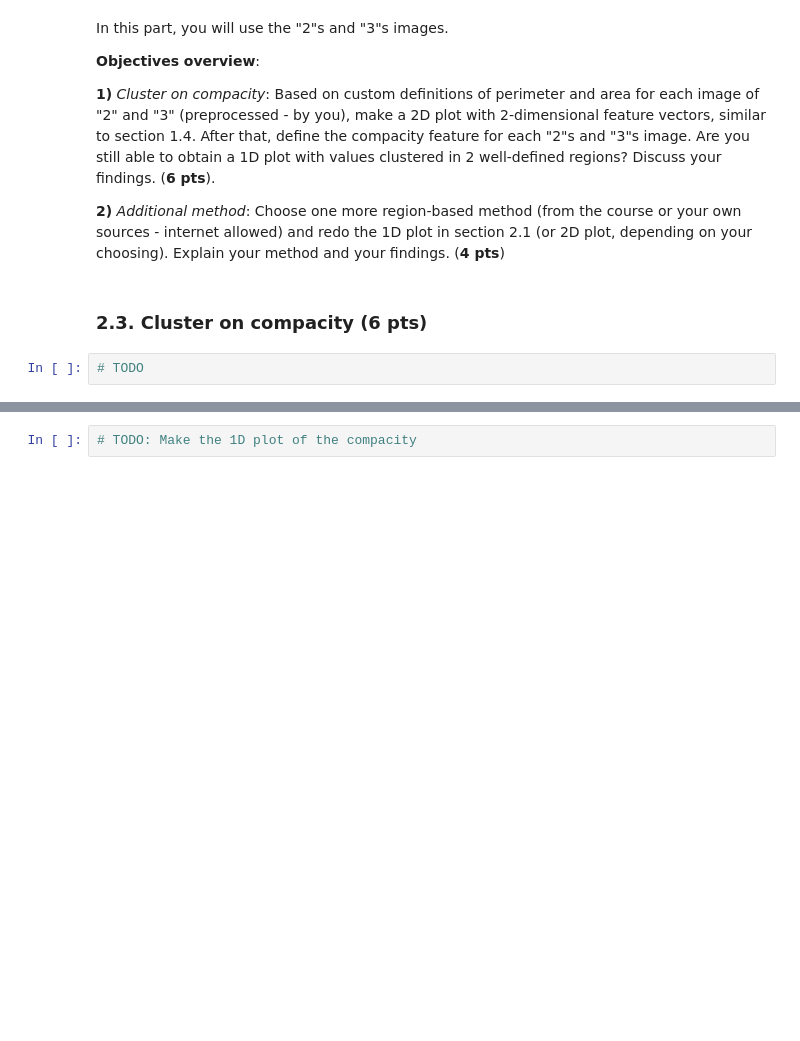
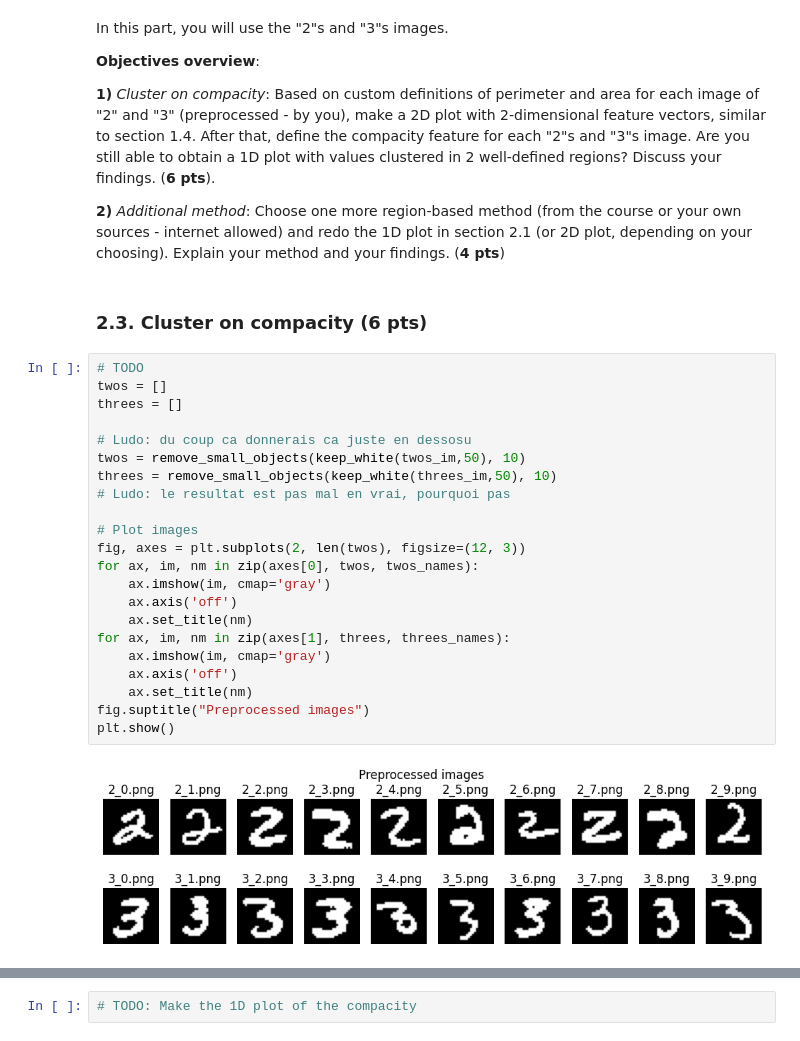
Before and after one commit to OctavioProfeta/iapr, a Jupyter notebook: labs/lab_02_object_description.ipynb, the cells around one changed output, grey strips where cells are left out. Cells and saved outputs as stored; diff of their text form; blank space fills up the shorter version.

```diff
--- a/labs/lab_02_object_description.ipynb
+++ b/labs/lab_02_object_description.ipynb
@@ -534,5 +534,27 @@ In this part, you will use the "2"s and "3"s images.
 **2)** *Additional method*: Choose one more region-based method (from the course or your own sources - internet allowed) and redo the 1D plot in section 2.1 (or 2D plot, depending on your choosing). Explain your method and your findings. (**4 pts**)
 # %% [markdown]
 ### 2.3. Cluster on compacity (6 pts)
-# %%
-# TODO
+# %%
+# TODO
+twos = []
+threes = []
+
+# Ludo: du coup ca donnerais ca juste en dessosu
+twos = remove_small_objects(keep_white(twos_im,50), 10)
+threes = remove_small_objects(keep_white(threes_im,50), 10)
+# Ludo: le resultat est pas mal en vrai, pourquoi pas
+
+# Plot images
+fig, axes = plt.subplots(2, len(twos), figsize=(12, 3))
+for ax, im, nm in zip(axes[0], twos, twos_names):
+    ax.imshow(im, cmap='gray')
+    ax.axis('off')
+    ax.set_title(nm)
+for ax, im, nm in zip(axes[1], threes, threes_names):
+    ax.imshow(im, cmap='gray')
+    ax.axis('off')
+    ax.set_title(nm)
+fig.suptitle("Preprocessed images")
+plt.show()
+# %% [output]
+[figure, added]
```
Also changed, not shown: parts of 3 cells of this notebook.
